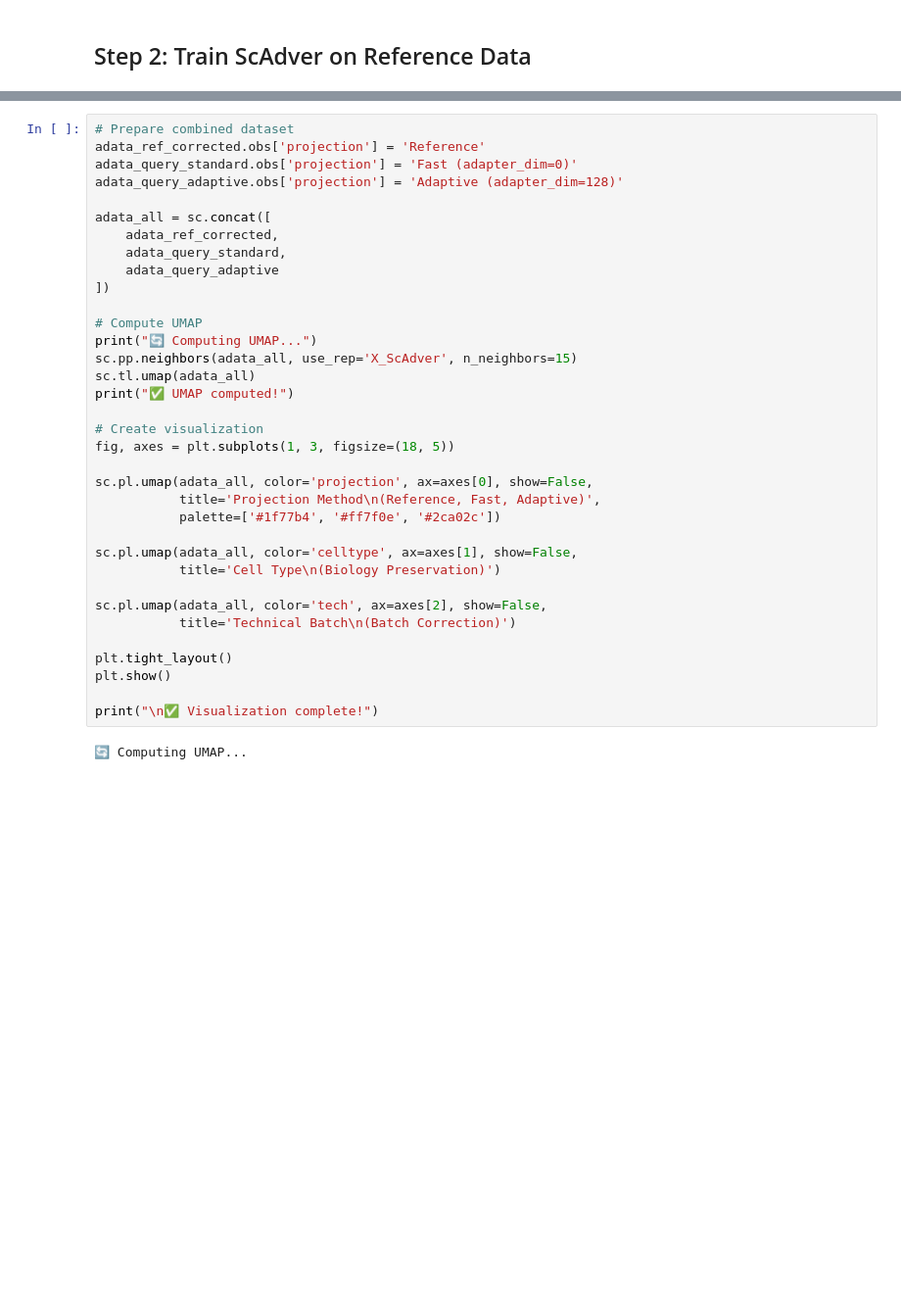
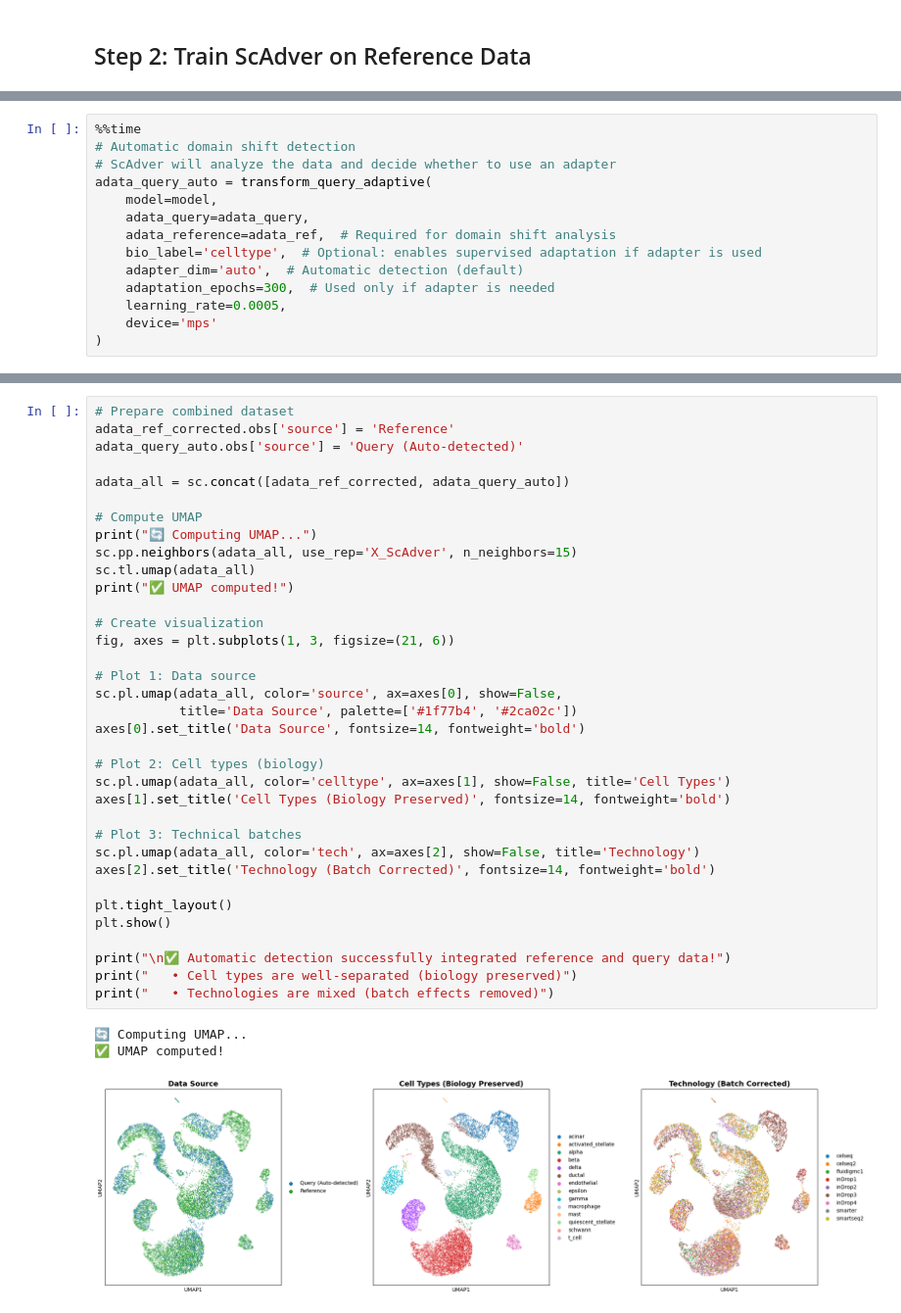
Before and after one commit to shivaprasad-patil/ScAdver, a Jupyter notebook: examples/query_projection_notebook.ipynb, the cells around one changed output, grey strips where cells are left out. Shown at 98% size. Saved outputs shown, nothing was run; the diff lists cells and outputs as text; blank space fills up the shorter version.

```diff
--- a/examples/query_projection_notebook.ipynb
+++ b/examples/query_projection_notebook.ipynb
@@ -294,0 +149,14 @@ Adaptive (adapter_dim=128)         -0.216237        0.318688      0.775083
+# %%
+%%time
+# Automatic domain shift detection
+# ScAdver will analyze the data and decide whether to use an adapter
+adata_query_auto = transform_query_adaptive(
+    model=model,
+    adata_query=adata_query,
+    adata_reference=adata_ref,  # Required for domain shift analysis
+    bio_label='celltype',  # Optional: enables supervised adaptation if adapter is used
+    adapter_dim='auto',  # Automatic detection (default)
+    adaptation_epochs=300,  # Used only if adapter is needed
+    learning_rate=0.0005,
+    device='mps'
+)
@@ -302,37 +188,39 @@ Create UMAP visualizations showing:
 # %%
 # Prepare combined dataset
-adata_ref_corrected.obs['projection'] = 'Reference'
-adata_query_standard.obs['projection'] = 'Fast (adapter_dim=0)'
-adata_query_adaptive.obs['projection'] = 'Adaptive (adapter_dim=128)'
+adata_ref_corrected.obs['source'] = 'Reference'
+adata_query_auto.obs['source'] = 'Query (Auto-detected)'
 
-adata_all = sc.concat([
-    adata_ref_corrected,
-    adata_query_standard,
-    adata_query_adaptive
-])
+adata_all = sc.concat([adata_ref_corrected, adata_query_auto])
 
 # Compute UMAP
 print("🔄 Computing UMAP...")
 sc.pp.neighbors(adata_all, use_rep='X_ScAdver', n_neighbors=15)
 sc.tl.umap(adata_all)
 print("✅ UMAP computed!")
 
 # Create visualization
-fig, axes = plt.subplots(1, 3, figsize=(18, 5))
+fig, axes = plt.subplots(1, 3, figsize=(21, 6))
 
-sc.pl.umap(adata_all, color='projection', ax=axes[0], show=False,
-           title='Projection Method\n(Reference, Fast, Adaptive)',
-           palette=['#1f77b4', '#ff7f0e', '#2ca02c'])
+# Plot 1: Data source
+sc.pl.umap(adata_all, color='source', ax=axes[0], show=False,
+           title='Data Source', palette=['#1f77b4', '#2ca02c'])
+axes[0].set_title('Data Source', fontsize=14, fontweight='bold')
 
-sc.pl.umap(adata_all, color='celltype', ax=axes[1], show=False,
-           title='Cell Type\n(Biology Preservation)')
+# Plot 2: Cell types (biology)
+sc.pl.umap(adata_all, color='celltype', ax=axes[1], show=False, title='Cell Types')
+axes[1].set_title('Cell Types (Biology Preserved)', fontsize=14, fontweight='bold')
 
-sc.pl.umap(adata_all, color='tech', ax=axes[2], show=False,
-           title='Technical Batch\n(Batch Correction)')
+# Plot 3: Technical batches
+sc.pl.umap(adata_all, color='tech', ax=axes[2], show=False, title='Technology')
+axes[2].set_title('Technology (Batch Corrected)', fontsize=14, fontweight='bold')
 
 plt.tight_layout()
 plt.show()
 
-print("\n✅ Visualization complete!")
+print("\n✅ Automatic detection successfully integrated reference and query data!")
+print("   • Cell types are well-separated (biology preserved)")
+print("   • Technologies are mixed (batch effects removed)")
 # %% [output]
 🔄 Computing UMAP...
+✅ UMAP computed!
+[figure, new version]
```
Also changed, not shown: parts of 15 cells of this notebook, 4 other files.
